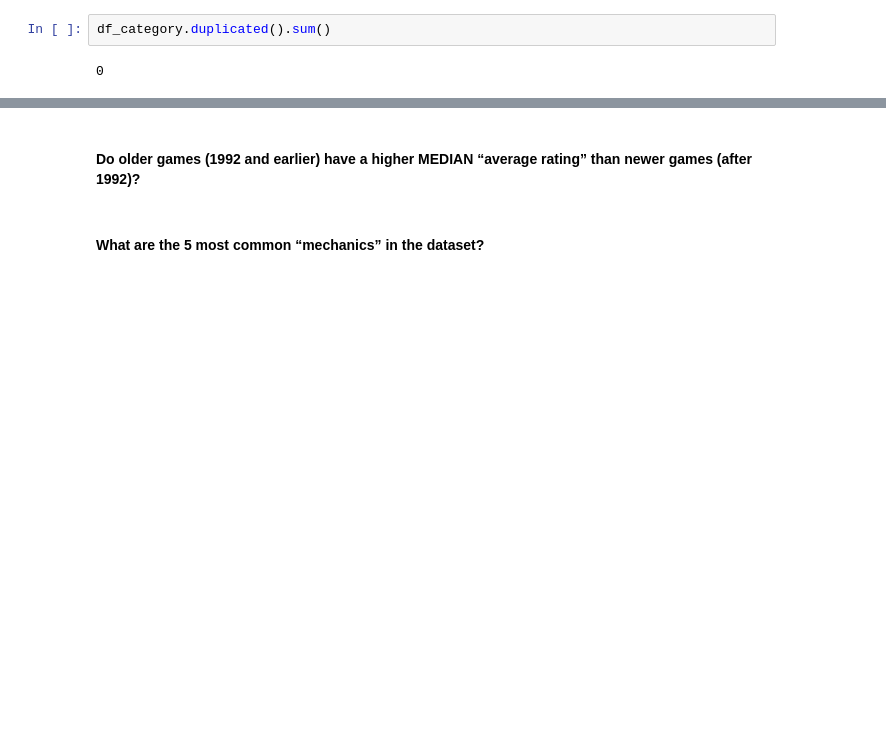
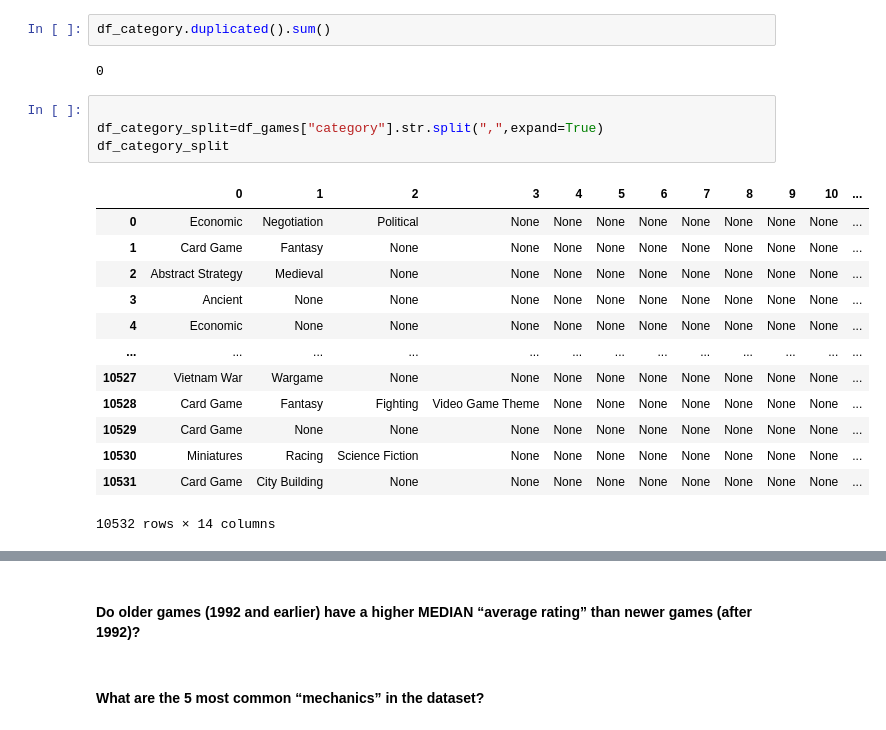
Before and after one commit to ayllinBukovic/AyllinBukovic_DVisHDip_CA1, a Jupyter notebook: AyllinBukovic_DVisHDip_CA1.ipynb, the cells around one changed output, grey strips where cells are left out. Drawn from its saved outputs; the diff is of its cells as text; blank space fills up the shorter version.

```diff
--- a/AyllinBukovic_DVisHDip_CA1.ipynb
+++ b/AyllinBukovic_DVisHDip_CA1.ipynb
@@ -242,3 +242,21 @@ df_category.head(50)
 df_category.duplicated().sum()
 # %% [output]
 0
+# %%
+
+df_category_split=df_games["category"].str.split(",",expand=True)
+df_category_split
+# %% [output]
+|  | 0 | 1 | 2 | 3 | 4 | 5 | 6 | 7 | 8 | 9 | 10 | ... |
+| 0 | Economic | Negotiation | Political | None | None | None | None | None | None | None | None | ... |
+| 1 | Card Game | Fantasy | None | None | None | None | None | None | None | None | None | ... |
+| 2 | Abstract Strategy | Medieval | None | None | None | None | None | None | None | None | None | ... |
+| 3 | Ancient | None | None | None | None | None | None | None | None | None | None | ... |
+| 4 | Economic | None | None | None | None | None | None | None | None | None | None | ... |
+| ... | ... | ... | ... | ... | ... | ... | ... | ... | ... | ... | ... | ... |
+| 10527 | Vietnam War | Wargame | None | None | None | None | None | None | None | None | None | ... |
+| 10528 | Card Game | Fantasy | Fighting | Video Game Theme | None | None | None | None | None | None | None | ... |
+| 10529 | Card Game | None | None | None | None | None | None | None | None | None | None | ... |
+| 10530 | Miniatures | Racing | Science Fiction | None | None | None | None | None | None | None | None | ... |
+| 10531 | Card Game | City Building | None | None | None | None | None | None | None | None | None | ... |
+10532 rows × 14 columns
```
Also changed, not shown: parts of 11 cells of this notebook.
